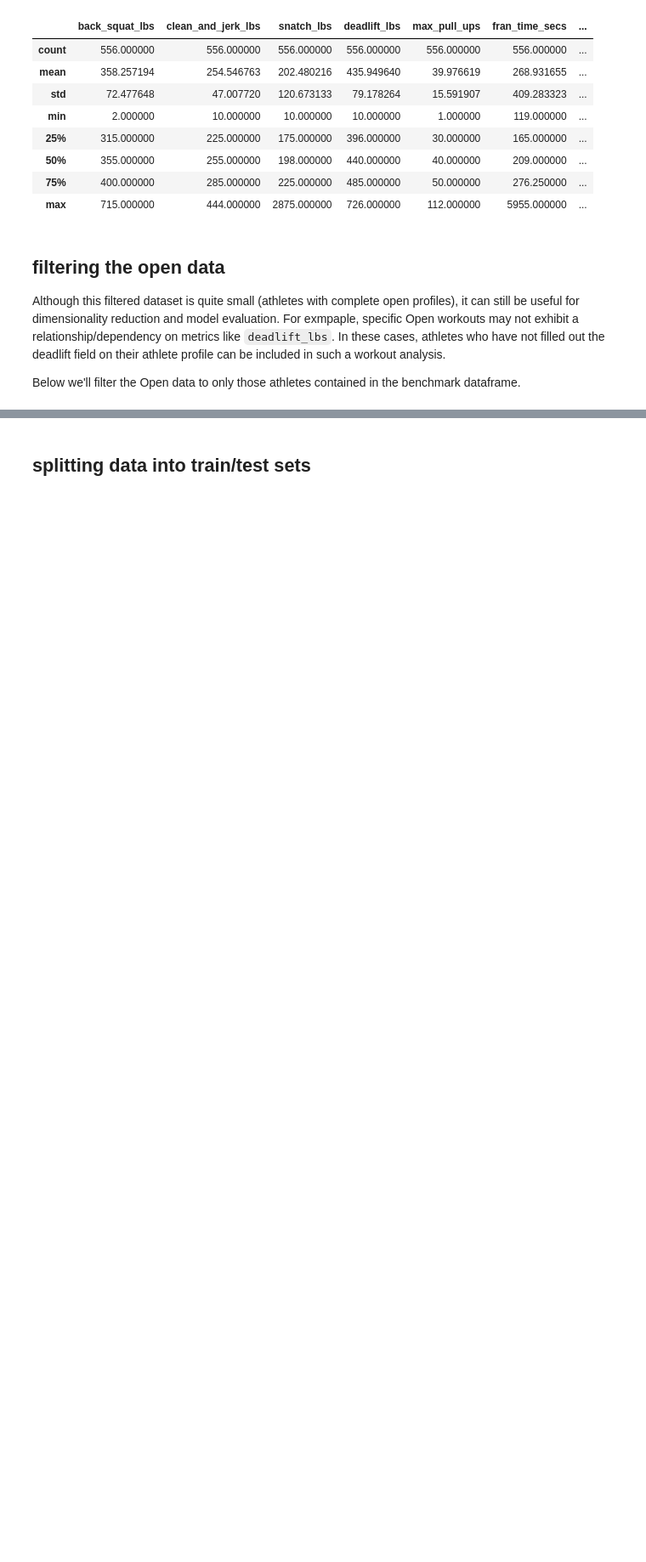
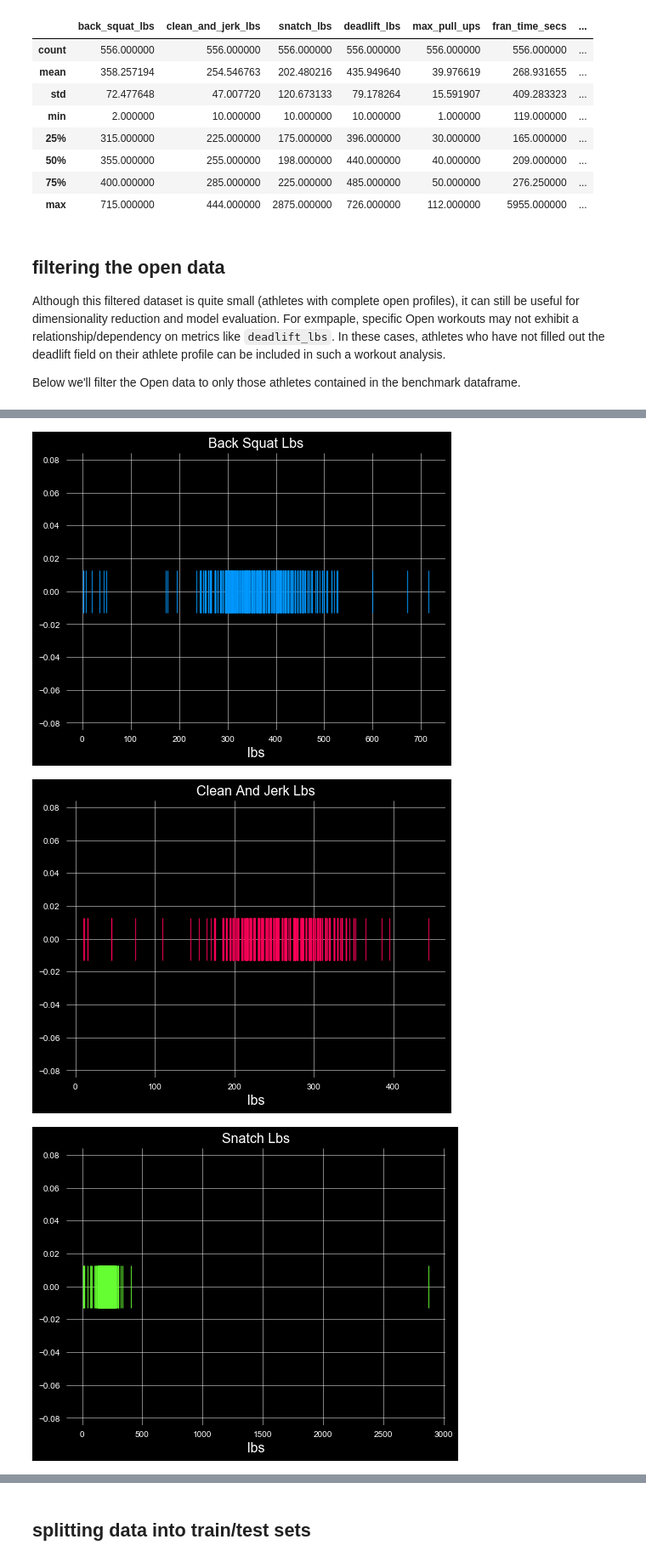
Before and after one commit to zfreedman/crossfit_open_2018, a Jupyter notebook: learning/open_bayesian_regression.ipynb, the cells around one changed output, grey strips where cells are left out. Shown at 85% size. Saved outputs shown, nothing was run; the diff lists cells and outputs as text; code cells hidden in the pictures; blank space fills up the shorter version.

Commit message:
feat: Began outlier detection/visualization for Open data.

```diff
--- a/learning/open_bayesian_regression.ipynb
+++ b/learning/open_bayesian_regression.ipynb
@@ -139,5 +152,6 @@ benchmark_data.head(3)
 # %%
-benchmark_data.drop(["id"], axis=1).describe()
+noid_benchmark_df = benchmark_data.drop(["id"], axis=1)
+noid_benchmark_df.describe()
 # %% [output]
 |  | back_squat_lbs | clean_and_jerk_lbs | snatch_lbs | deadlift_lbs | max_pull_ups | fran_time_secs | ... |
 | count | 556.000000 | 556.000000 | 556.000000 | 556.000000 | 556.000000 | 556.000000 | ... |
@@ -165,0 +183,25 @@ filtered_open_data.head(3)
+# %%
+benchmark_colors = ["#0099ff", "#ff0059", "#66ff33"]
+# %%
+for i in range(len(noid_benchmark_df.columns)):
+    #get column reference
+    c = noid_benchmark_df.columns[i]
+    sb.regplot(
+        #x values
+        noid_benchmark_df[c],
+        #shift each 1d scatterplot up by 1 in the y axis
+        np.zeros_like(noid_benchmark_df[c]),
+        color=benchmark_colors[i % len(benchmark_colors)],
+        fit_reg=False,
+        marker="|",
+        scatter_kws={"s": 2500}
+    )
+    #show individual plot
+    c_words = c.split("_")
+    plt.xlabel(c_words[-1] if c_words[-1] != "ups" else "reps")
+    plt.title(c.replace("_", " ").title())
+    plt.show()
+# %% [output]
+[figure, added]
+[figure, added]
+[figure, added]
```
Also changed, not shown: parts of 18 cells of this notebook.
